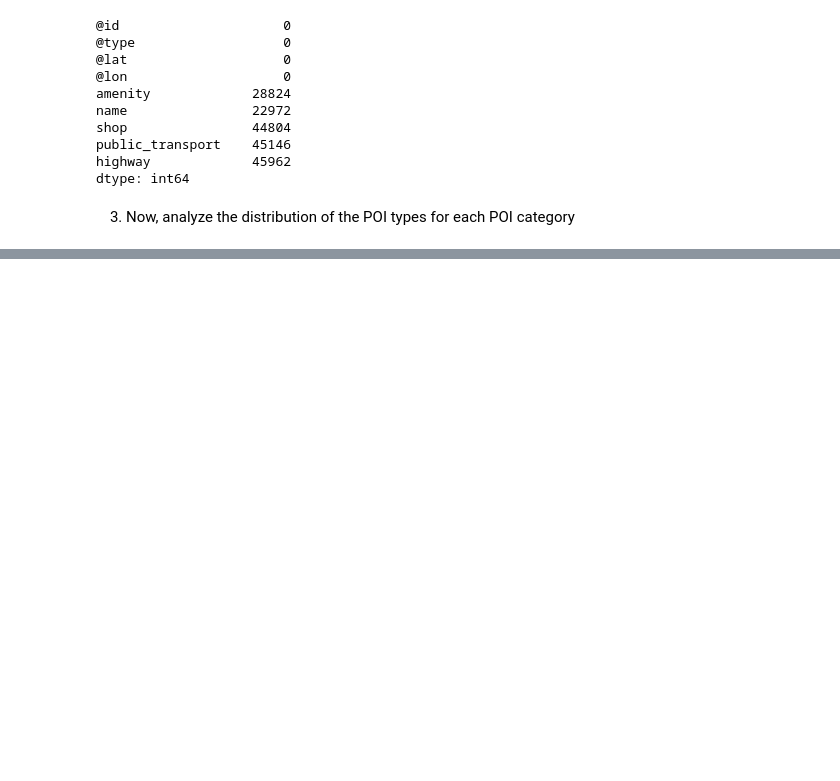
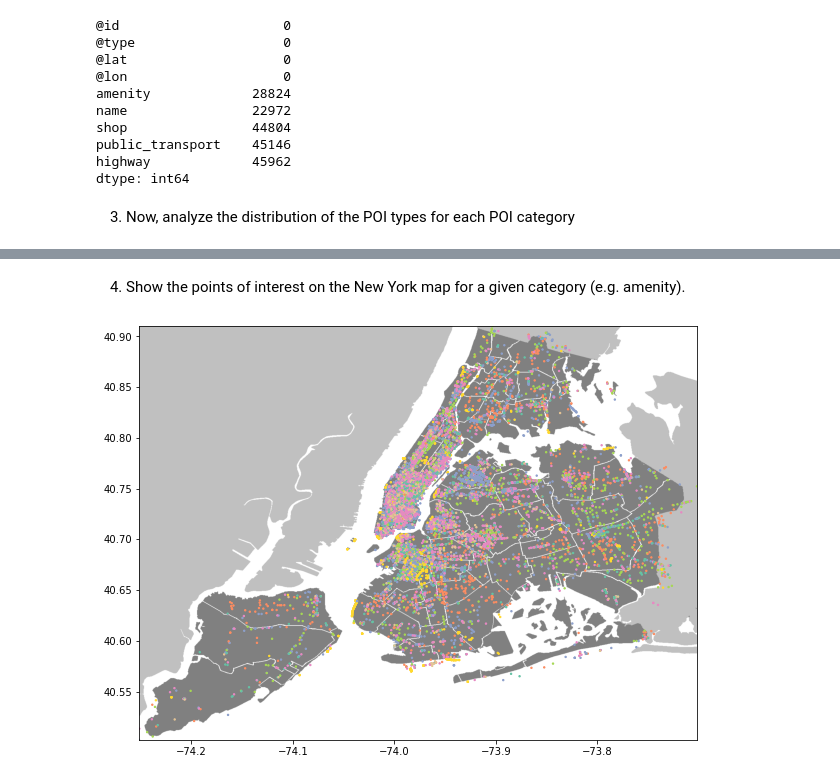
Before and after one commit to Edoch94/data-science-lab-1, a Jupyter notebook: MyRepo/Lab5/Lab5.ipynb, the cells around one changed output, grey strips where cells are left out. Drawn from its saved outputs; the diff is of its cells as text; code cells hidden in the pictures; blank space fills up the shorter version.

Commit message:
Lab5 until exer 1 point 4
Laboratory 5 exercise 1 resolved until point 4 included

```diff
--- a/MyRepo/Lab5/Lab5.ipynb
+++ b/MyRepo/Lab5/Lab5.ipynb
@@ -140,0 +133,30 @@ a
+# %% [markdown]
+4. Show the points of interest on the New York map for a given category (e.g. amenity).
+# %%
+def NY_map_plot(df_IN, col, thr = 0):
+    df = df_IN.loc[df_IN[col].notna(),:]
+    df = df.loc[:,['@id','@type','@lat','@lon',col]]
+    df['col_count'] = df.groupby(col)[col].transform('count')
+    df = df.loc[df['col_count']>=df.groupby(col)[col].aggregate('count').sum()*thr,:]
+
+    color_labels = list(df[col].unique())
+    rgb_values = sns.color_palette("Set2", len(df[col].unique()))
+    color_map = dict(zip(color_labels, rgb_values))
+
+    fig, ax = plt.subplots(figsize= (10,10))
+    img = plt.imread('New_York_City_Map.PNG')
+
+    coord_extremes = {
+        'left' : df['@lon'].min(),
+        'right' : df['@lon'].max(),
+        'bottom' : df['@lat'].min(),
+        'up' : df['@lat'].max()
+    }
+
+    ax.imshow(img, zorder=0, extent=[coord_extremes['left'],coord_extremes['right'],coord_extremes['bottom'],coord_extremes['up']])
+    ax.scatter(df['@lon'], df['@lat'], c = df[col].map(color_map), s = 2, zorder=1)
+    plt.show()
+# %%
+NY_map_plot(data_IN, 'amenity', 0.04)
+# %% [output]
+[figure, added]
```
Also changed, not shown: parts of 15 cells of this notebook, 6 other files.
